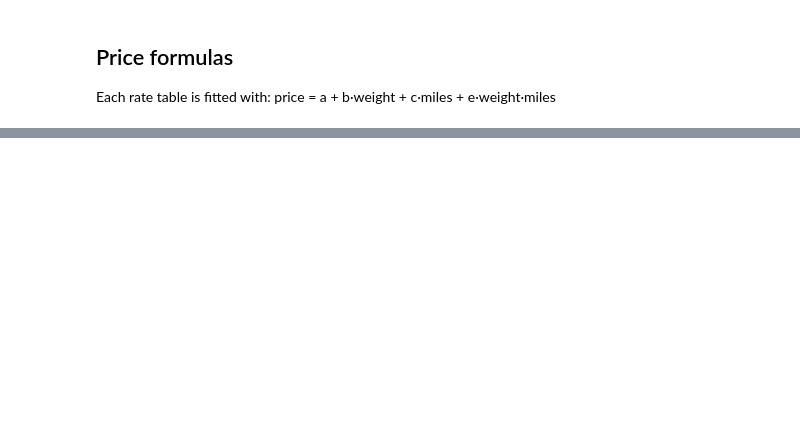
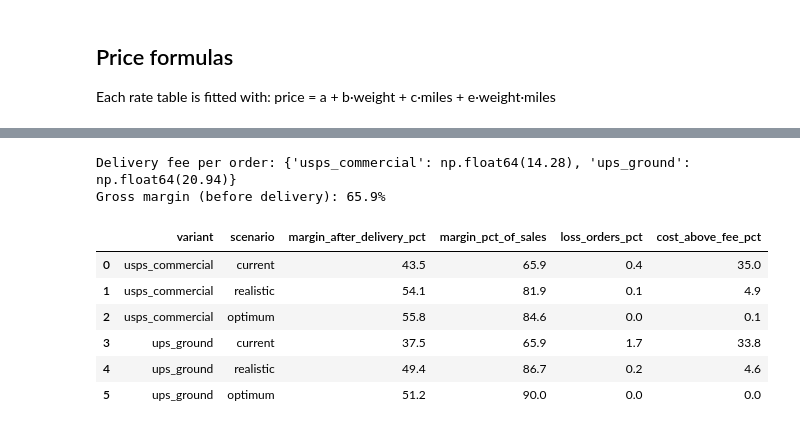
Before and after one commit to MW-12/candy-logistics, a Jupyter notebook: notebooks/04_cost_model.ipynb, the cells around one changed output, grey strips where cells are left out. Cells and saved outputs as stored; diff of their text form; code cells hidden in the pictures; blank space fills up the shorter version.

```diff
--- a/notebooks/04_cost_model.ipynb
+++ b/notebooks/04_cost_model.ipynb
@@ -218,0 +268,52 @@ Gross margin: 65.9%
+# %%
+METRICS = ["parcels", "road_miles"] + [f"cost_{v}" for v in formulas.index]
+
+orders = lines.groupby("order_no").agg(
+    customer_id=("customer_id", "first"),
+    postal_code=("postal_code", "first"),
+    order_date=("order_date", "first"),
+    ship_mode=("ship_mode", "first"),
+    units=("units", "sum"),
+    sales=("sales", "sum"),
+    gross_profit=("gross_profit", "sum"),
+)
+
+# Scenario results per order → wide columns, e.g. current_parcels, realistic_cost_usps_commercial
+per_sc = parcels.groupby(["order_no", "scenario"]).agg(
+    parcels=("factory", "size"),
+    road_miles=("road_miles", "sum"),
+    **{f"cost_{v}": (f"cost_{v}", "sum") for v in formulas.index},
+).unstack("scenario")
+per_sc.columns = [f"{sc}_{m}" for m, sc in per_sc.columns]
+orders = orders.join(per_sc[[f"{sc}_{m}" for sc in SCENARIOS for m in METRICS]])
+
+assert len(orders) == 5009
+assert abs(orders["sales"].sum() - sales["sales"].sum()) < 0.01
+
+fees = {v: orders[f"current_cost_{v}"].mean() for v in formulas.index}
+print("Delivery fee per order:", {v: round(fee, 2) for v, fee in fees.items()})
+print(f"Gross margin (before delivery): {orders['gross_profit'].sum() / orders['sales'].sum() * 100:.1f}%")
+
+results = []
+for v, fee in fees.items():
+    for sc in SCENARIOS:
+        margin = orders["gross_profit"] + fee - orders[f"{sc}_cost_{v}"]
+        results.append({
+            "variant": v,
+            "scenario": sc,
+            "margin_after_delivery_pct": margin.sum() / (orders["sales"].sum() + fee * len(orders)) * 100,
+            "margin_pct_of_sales": margin.sum() / orders["sales"].sum() * 100,
+            "loss_orders_pct": (margin < 0).mean() * 100,
+            "cost_above_fee_pct": (orders[f"{sc}_cost_{v}"] > fee).mean() * 100,
+        })
+display(pd.DataFrame(results).round(1))
+# %% [output]
+Delivery fee per order: {'usps_commercial': np.float64(14.28), 'ups_ground': np.float64(20.94)}
+Gross margin (before delivery): 65.9%
+|  | variant | scenario | margin_after_delivery_pct | margin_pct_of_sales | loss_orders_pct | cost_above_fee_pct |
+| 0 | usps_commercial | current | 43.5 | 65.9 | 0.4 | 35.0 |
+| 1 | usps_commercial | realistic | 54.1 | 81.9 | 0.1 | 4.9 |
+| 2 | usps_commercial | optimum | 55.8 | 84.6 | 0.0 | 0.1 |
+| 3 | ups_ground | current | 37.5 | 65.9 | 1.7 | 33.8 |
+| 4 | ups_ground | realistic | 49.4 | 86.7 | 0.2 | 4.6 |
+| 5 | ups_ground | optimum | 51.2 | 90.0 | 0.0 | 0.0 |
```
Also changed, not shown: parts of 23 cells of this notebook, 2 other files.
